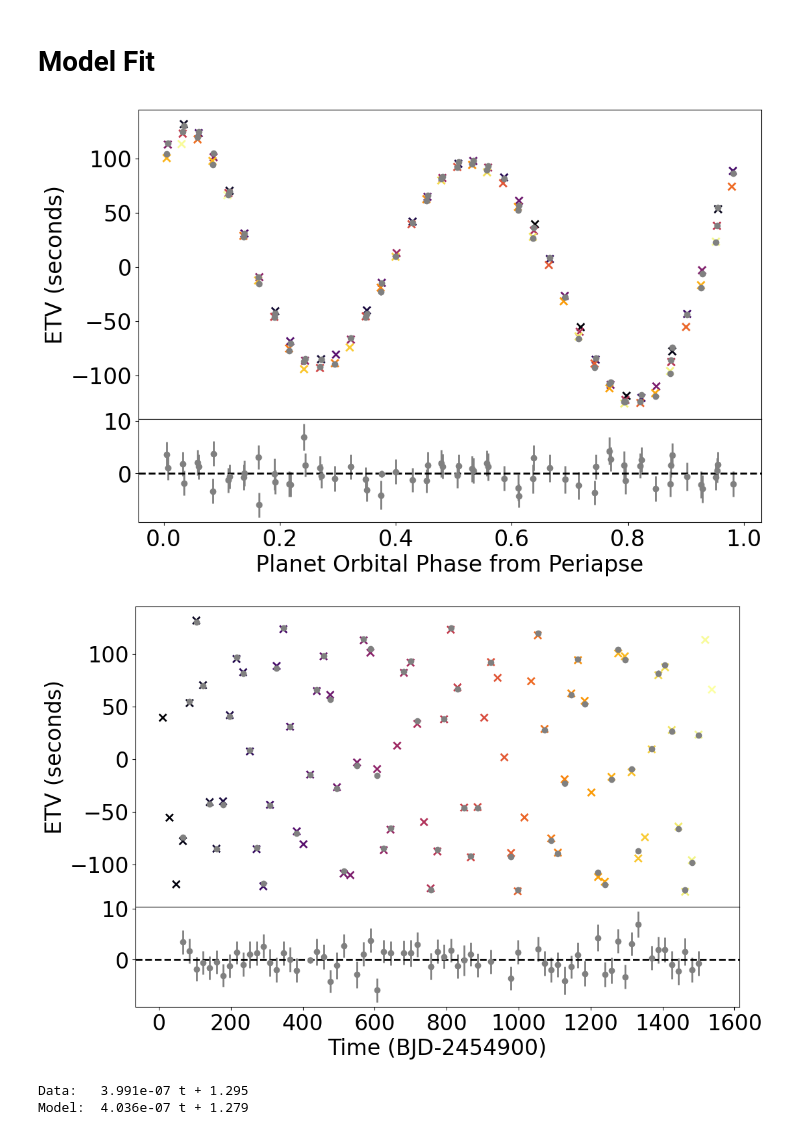
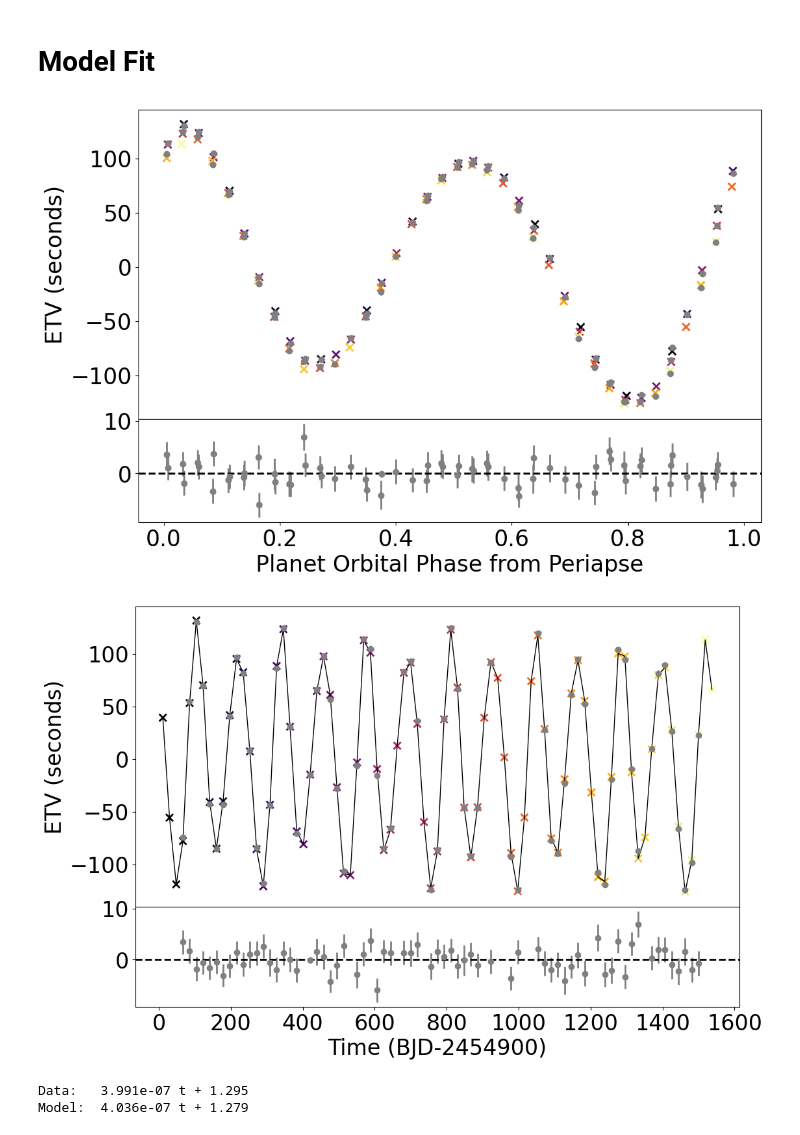
Before and after one commit to goldbergmax/etv-fit, a Jupyter notebook: results.ipynb, the cells around one changed output. Drawn from its saved outputs; the diff is of its cells as text; code cells hidden in the pictures.

```diff
--- a/results.ipynb
+++ b/results.ipynb
@@ -86,17 +100,17 @@ if len(plot.ecl_stars) == 2:
 # Model Fit
 # %%
 plot.etv_residuals(x, 'A', phased=True)
-plt.savefig(f'figures/etv_residuals_phased_{system}.pdf', dpi='figure')
-plot.etv_residuals(x, 'A', phased=False)
-plt.savefig(f'figures/etv_residuals_unphased_{system}.pdf', dpi='figure')
+# plt.savefig(f'figures/etv_residuals_phased_{system}.pdf', dpi='figure')
+plot.etv_residuals(x, 'A', phased=False, lines=True)
+# plt.savefig(f'figures/etv_residuals_unphased_{system}.pdf', dpi='figure')
 try:
     plot.etv_residuals(x, 'B', phased=True)
     plot.etv_residuals(x, 'B', phased=False)
 except:
     pass
 # %% [output]
 [figure]
-[figure, old version]
+[figure, new version]
 # %%
 plot.rv_residuals(x, phased=True)
 # plt.savefig(f'figures/rv_residuals_{system}.pdf', dpi='figure')
```
Also changed, not shown: parts of 19 cells of this notebook, 1 other file.
